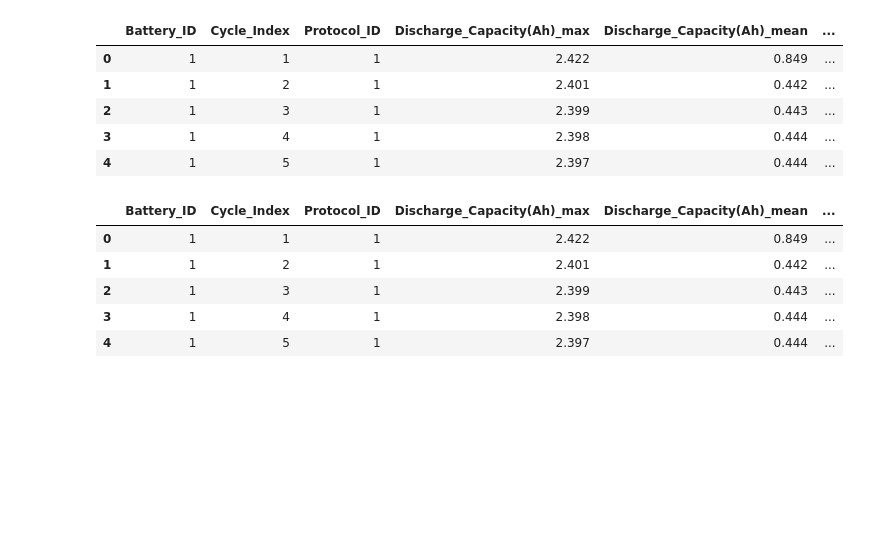
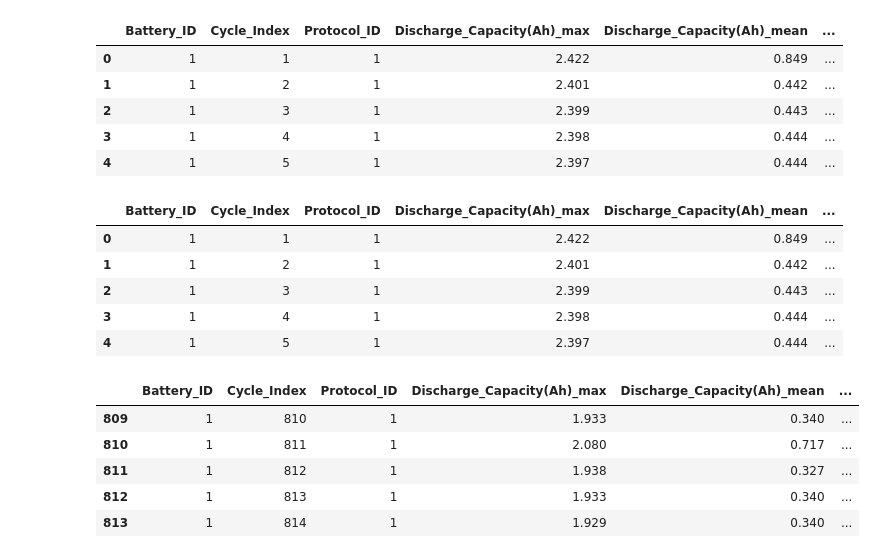
Before and after one commit to dniamsaard4codework/RUL_Project, a Jupyter notebook: notebook/data.ipynb, the cells around one changed output. Cells and saved outputs as stored; diff of their text form; code cells hidden in the pictures; blank space fills up the shorter version.

```diff
--- a/notebook/data.ipynb
+++ b/notebook/data.ipynb
@@ -308,3 +308,13 @@ cycle_features.head()
 | 2 | 1 | 3 | 1 | 2.399 | 0.443 | ... |
 | 3 | 1 | 4 | 1 | 2.398 | 0.444 | ... |
 | 4 | 1 | 5 | 1 | 2.397 | 0.444 | ... |
+# %%
+# Show some RUL < 0
+cycle_features[cycle_features['RUL'] < 0].head()
+# %% [output]
+|  | Battery_ID | Cycle_Index | Protocol_ID | Discharge_Capacity(Ah)_max | Discharge_Capacity(Ah)_mean | ... |
+| 809 | 1 | 810 | 1 | 1.933 | 0.340 | ... |
+| 810 | 1 | 811 | 1 | 2.080 | 0.717 | ... |
+| 811 | 1 | 812 | 1 | 1.938 | 0.327 | ... |
+| 812 | 1 | 813 | 1 | 1.933 | 0.340 | ... |
+| 813 | 1 | 814 | 1 | 1.929 | 0.340 | ... |
```
